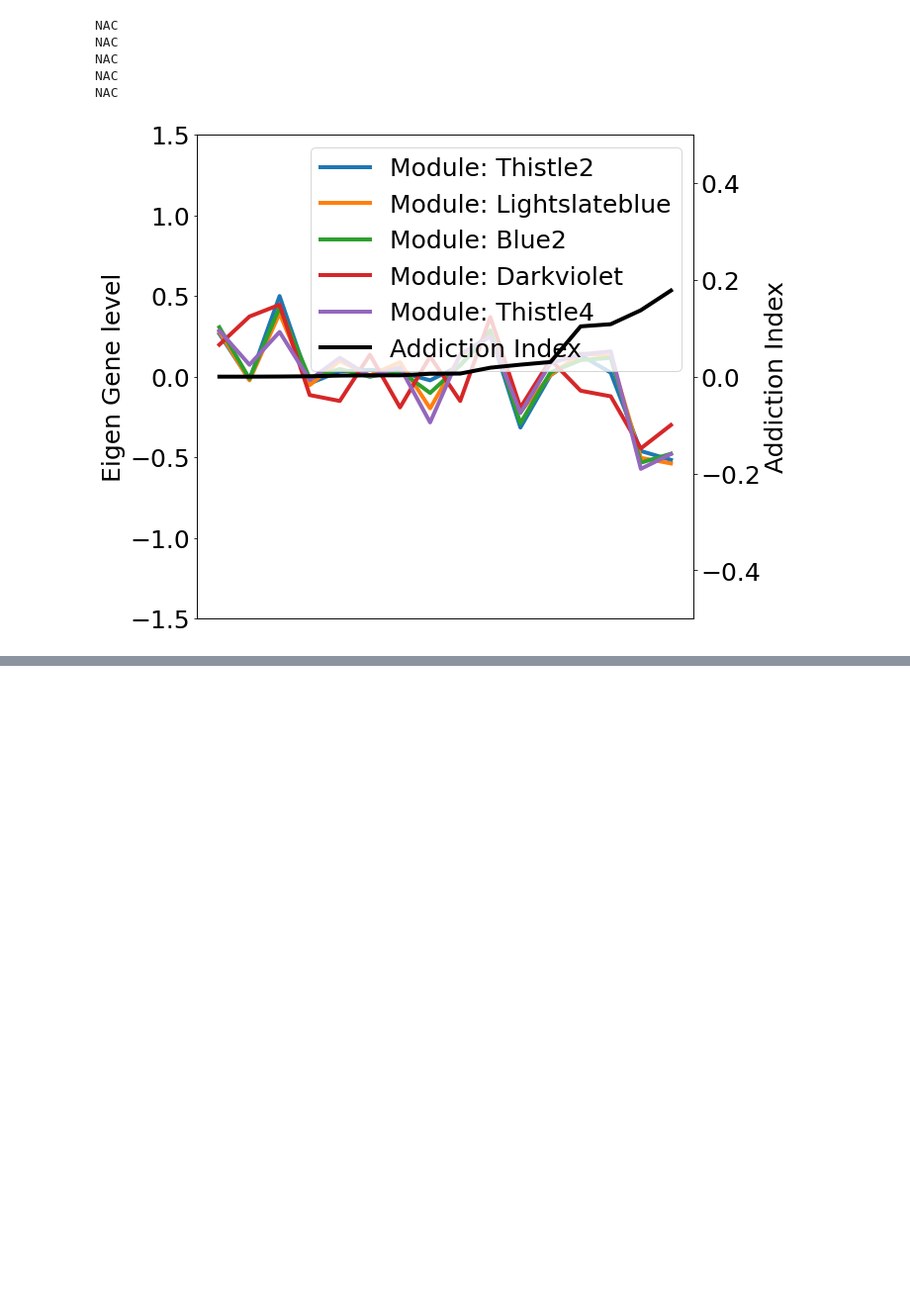
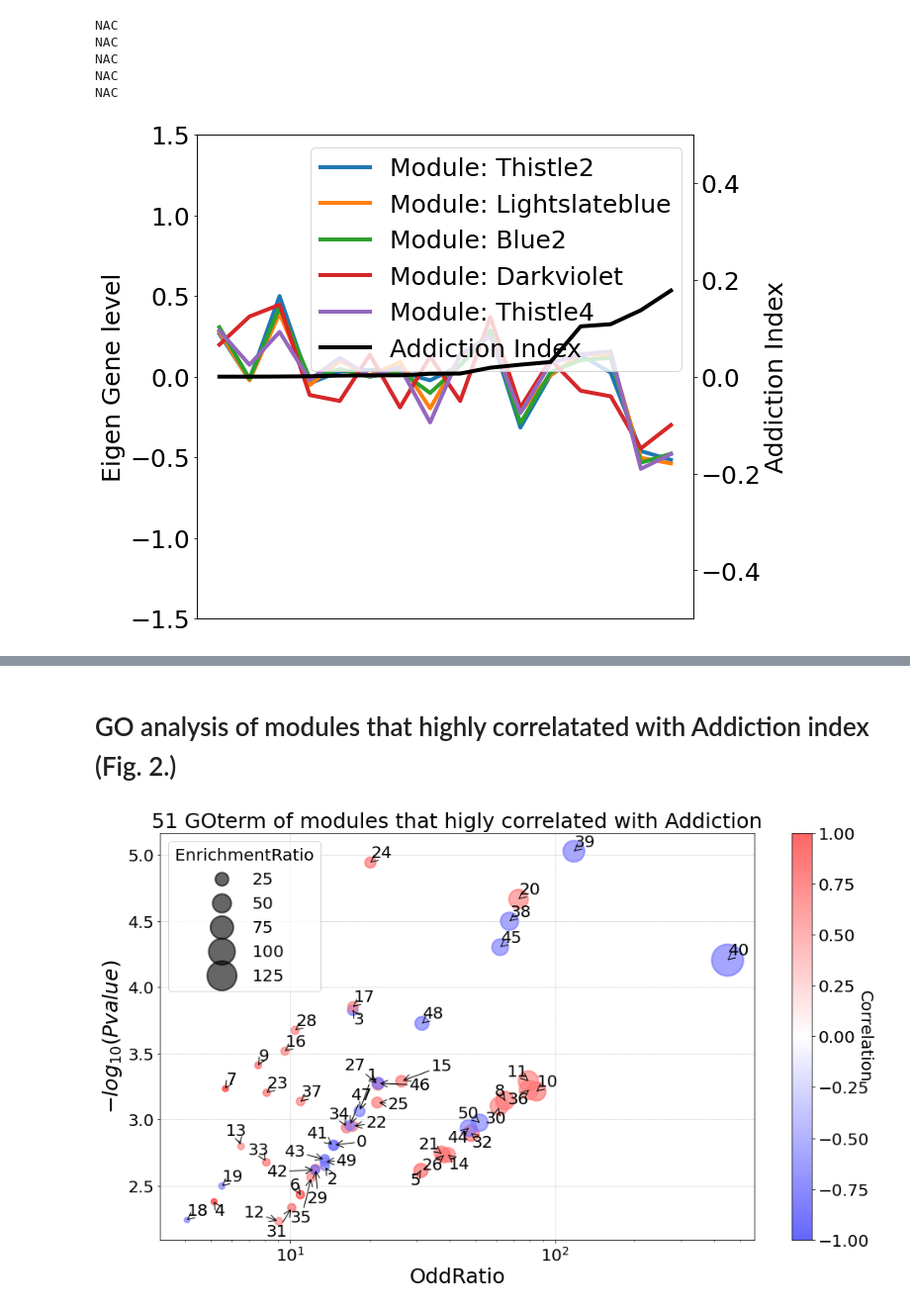
Before and after one commit to baicalin/GAN-WGCNA, a Jupyter notebook: codes/GAN-WGCNA/Figures.ipynb, the cells around one changed output, grey strips where cells are left out. Shown at 99% size. Cells and saved outputs as stored; diff of their text form; code cells hidden in the pictures; blank space fills up the shorter version.

```diff
--- a/codes/GAN-WGCNA/Figures.ipynb
+++ b/codes/GAN-WGCNA/Figures.ipynb
@@ -251,0 +362,67 @@ NAC
+# %% [markdown]
+# GO analysis of modules that highly correlatated with Addiction index (Fig. 2.)
+# %%
+import matplotlib.pyplot as plt
+import math
+from adjustText import adjust_text
+
+df_module_fixed_info = pd.read_csv("20220517_df_module_fixed_info_reordered.csv", index_col = 0)
+plt.figure(figsize=(16, 9))
+# fig.set_facecolor('white')
+# plt.scatter(
+#     x = df_module_fixed_info["OddsRatio"],
+#     y = [- math.log10(p) for p in df_module_fixed_info["GOPvalue"]],
+#     s = df_module_fixed_info["EnrichmentRatio"] * 10,
+#     c =  df_module_fixed_info["Corr"],
+#     cmap="bwr",
+#     alpha=0.6,
+#     linewidth=2);
+
+sc = plt.scatter(
+    x = df_module_fixed_info["OddsRatio"],
+    y = [- math.log10(p) for p in df_module_fixed_info["GOPvalue"]],
+    s = df_module_fixed_info["EnrichmentRatio"] * 10,
+    c =  df_module_fixed_info["Corr"],
+    cmap="bwr",
+    alpha=0.6,
+    linewidth=2);
+
+# plt.yscale('log')
+plt.xlabel("OddRatio", fontsize = 25)
+plt.ylabel("$-log_{10}(Pvalue)$", fontsize = 25)
+plt.xscale("log")
+
+plt.title(f"51 GOterm of modules that higly correlated with Addiction" , fontsize = 25)
+plt.grid(True, which='major', linestyle='--', linewidth=0.5)
+
+txt_zip = zip(df_module_fixed_info["GOterm"], df_module_fixed_info["Region"])
+txt_arr = [txt[0] + " in " + txt[1] for txt in txt_zip]
+text_arr = []
+
+for i, txt in enumerate(txt_arr):
+    text_arr.append(
+        plt.annotate(i,
+                 (df_module_fixed_info["OddsRatio"][i],
+                  [- math.log10(p) for p in df_module_fixed_info["GOPvalue"]][i]),
+                 ha='center', fontsize =20)
+    )
+
+plt.xticks(fontsize = 20)
+plt.yticks(fontsize = 20)
+
+# for term in df_module_fixed_info["GOterm"]:
+# plt.text(df_module_fixed_info["OddsRatio"], [- math.log10(p) for p in df_module_fixed_info["GOPvalue"]], df_module_fixed_info["GOterm"])
+plt.clim(-1, 1)
+cbar = plt.colorbar()
+cbar.ax.tick_params(labelsize=20)
+adjust_text(text_arr, arrowprops=dict(arrowstyle='->', color='black'))
+
+plt.legend(
+    *[sc.legend_elements("sizes", num=6)[0], [i[:14] + str(int(i[14:-2]) // 10) + i[-2:] for i in sc.legend_elements("sizes", num=6)[1]]]
+    , title = "EnrichmentRatio"
+)
+cbar.ax.set_ylabel('Correlation', rotation=270, fontsize = 20)
+
+plt.show()
+# %% [output]
+[figure, added]
```
Also changed, not shown: parts of 6 cells of this notebook, 20 other files.
